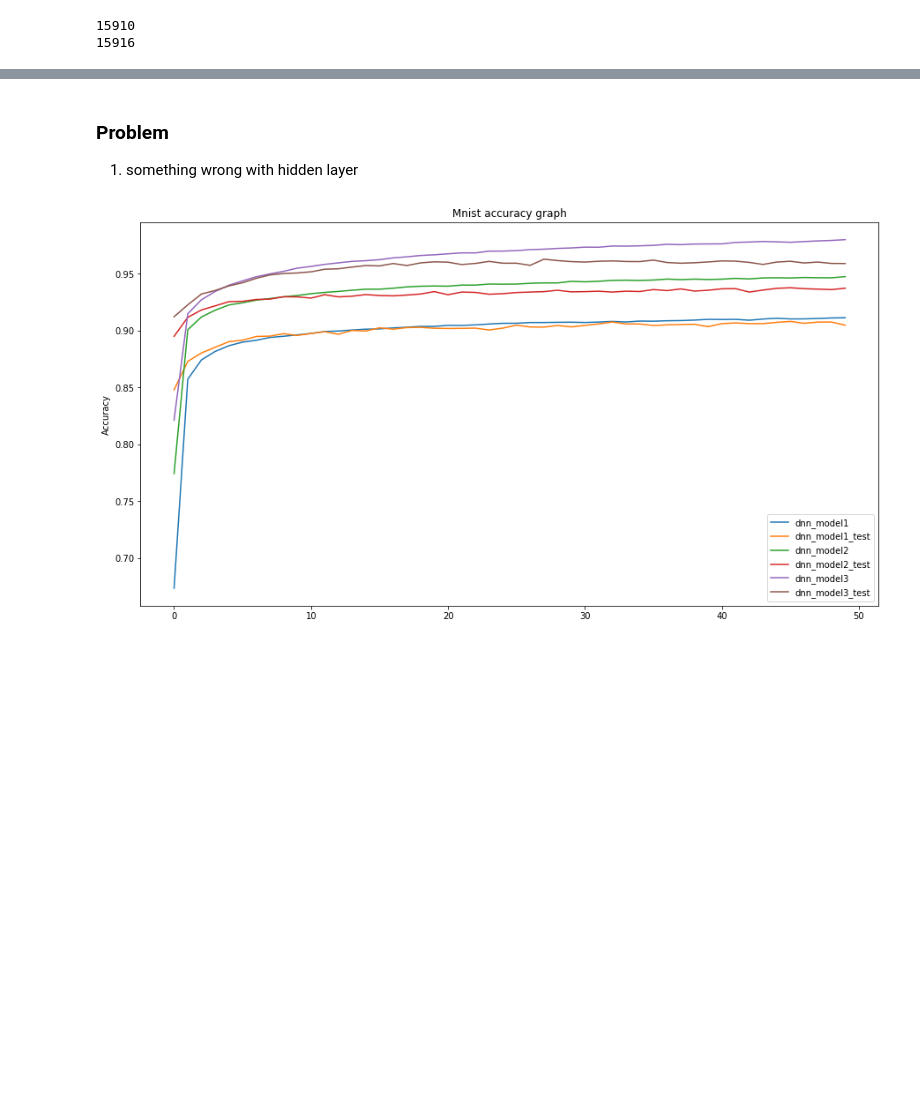
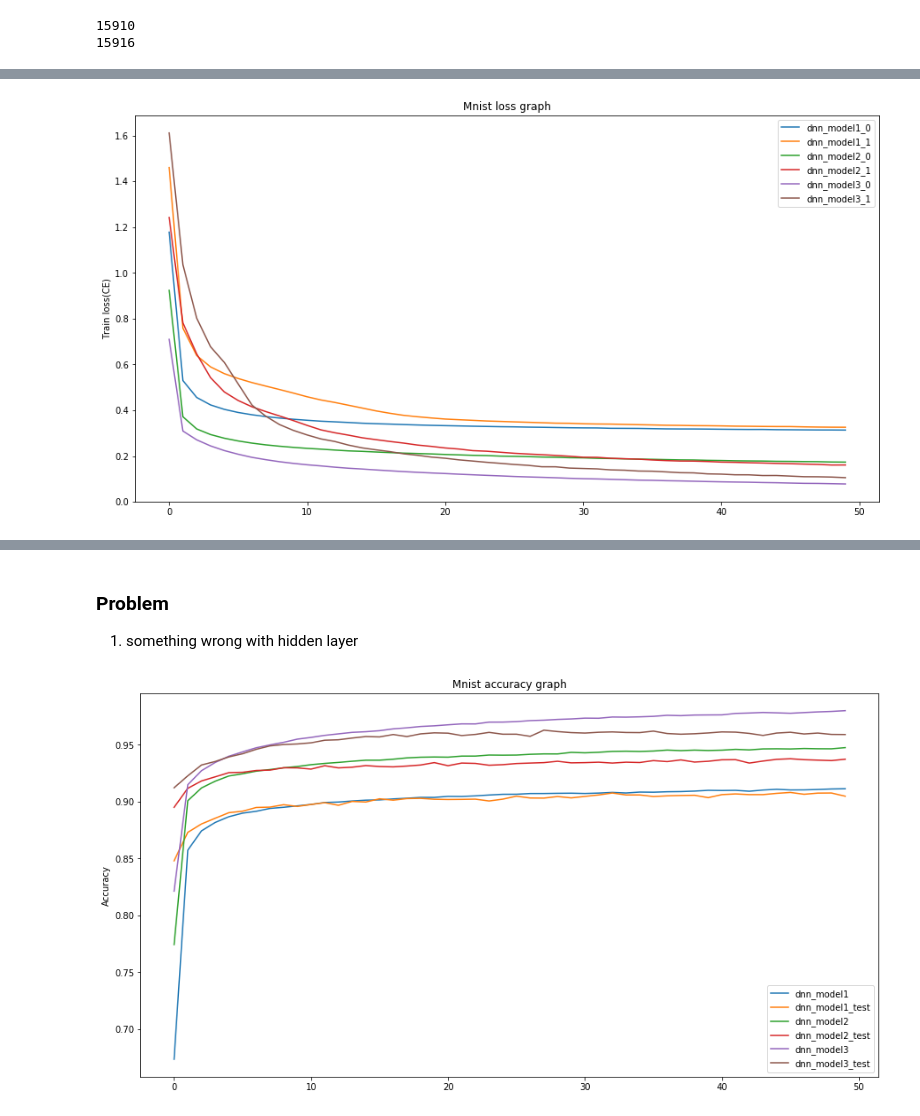
Before and after one commit to awilliea/MLDS2018SPRING, a Jupyter notebook: HW1.1/HW1.12.ipynb, the cells around one changed output, grey strips where cells are left out. Cells and saved outputs as stored; diff of their text form; code cells hidden in the pictures; blank space fills up the shorter version.

```diff
--- a/HW1.1/HW1.12.ipynb
+++ b/HW1.1/HW1.12.ipynb
@@ -125,3 +155,19 @@ Epoch 50/50
+# %%
+# change for model 2_1
+x = [i for i in range(epochs)]
+plt.figure(figsize = (15,8))
+plt.title('Mnist loss graph')
+plt.plot(x,history1_0.history['loss'],label = 'dnn_model1_0')
+plt.plot(x,history1_1.history['loss'],label = 'dnn_model1_1')
+plt.plot(x,history2_0.history['loss'],label = 'dnn_model2_0')
+plt.plot(x,history2_1.history['loss'],label = 'dnn_model2_1')
+plt.plot(x,history3_0.history['loss'],label = 'dnn_model3_0')
+plt.plot(x,history3_1.history['loss'],label = 'dnn_model3_1')
+plt.ylabel('Train loss(CE)')
+plt.legend(loc = 'upper right')
+plt.show()
+# %% [output]
+[figure, added]
 # %%
 x = [i for i in range(epochs)]
 plt.figure(figsize = (15,8))
```
Also changed, not shown: parts of 7 cells of this notebook, 7 other files.
